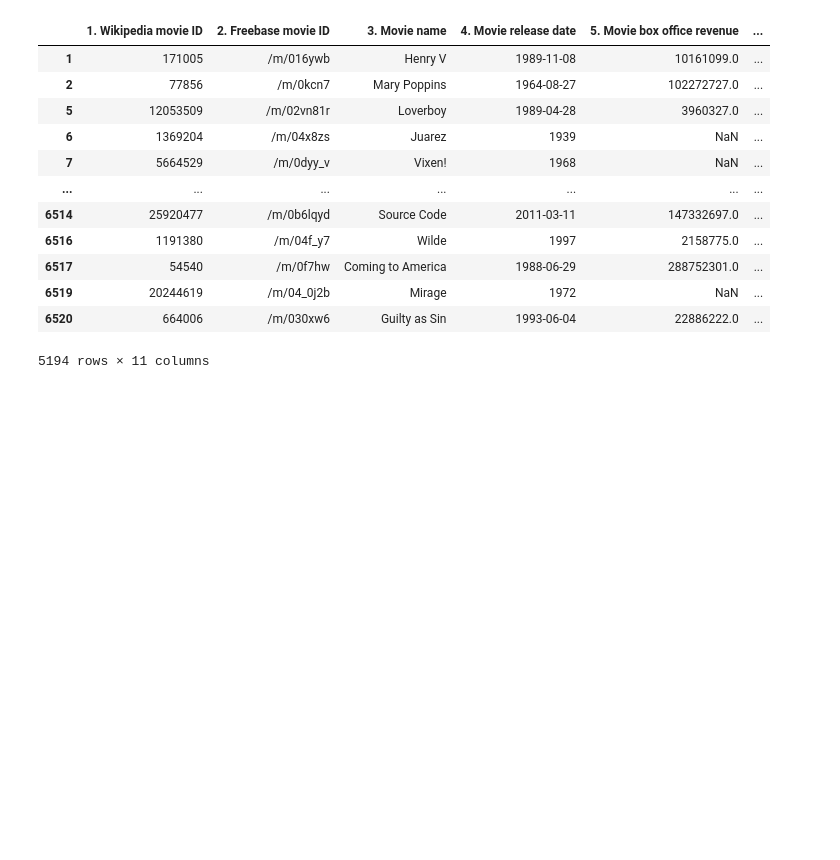
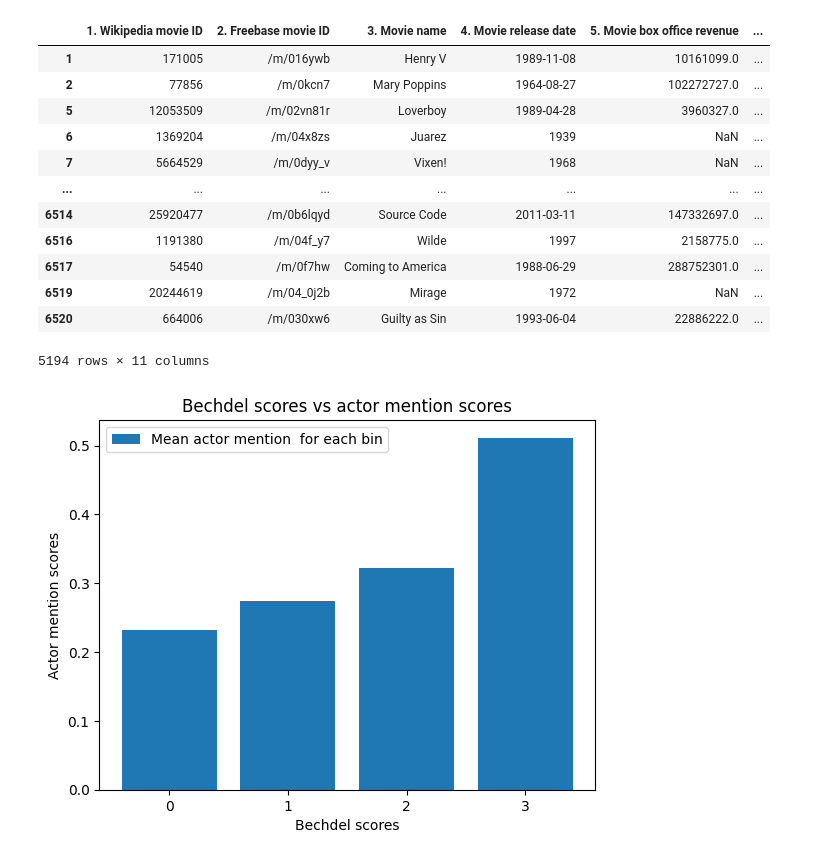
Before and after one commit to epfl-ada/ada-2023-project-pandamonium, a Jupyter notebook: summary_gender_score.ipynb, the cells around one changed output. Cells and saved outputs as stored; diff of their text form; code cells hidden in the pictures; blank space fills up the shorter version.

Commit message:
Initial analysis of bechdel vs actor mention

```diff
--- a/summary_gender_score.ipynb
+++ b/summary_gender_score.ipynb
@@ -144,7 +145,8 @@ for a in tqdm(range(movie_metadata_bechdel.shape[0]-1)):#movie_metadata_bechdel.
 #print(time.time() - beginning)
 # %%
 display(movie_metadata_bechdel)
-movie_metadata_bechdel.to_csv("movie_metadata_bechdel.csv")
+movie_metadata_bechdel.to_csv("movie_metadata_bechdel.csv", index=False)
+movie_metadata_bechdel=pd.read_csv("movie_metadata_bechdel.csv")
 # %% [output]
 |  | 1. Wikipedia movie ID | 2. Freebase movie ID | 3. Movie name | 4. Movie release date | 5. Movie box office revenue | ... |
 | 1 | 171005 | /m/016ywb | Henry V | 1989-11-08 | 10161099.0 | ... |
@@ -159,3 +161,16 @@ movie_metadata_bechdel.to_csv("movie_metadata_bechdel.csv")
 | 6519 | 20244619 | /m/04_0j2b | Mirage | 1972 | NaN | ... |
 | 6520 | 664006 | /m/030xw6 | Guilty as Sin | 1993-06-04 | 22886222.0 | ... |
 5194 rows × 11 columns
+# %%
+movie_metadata_bechdel=movie_metadata_bechdel.dropna(subset=["bechdel_score", "actor_mention_score"])
+mention_group=movie_metadata_bechdel.groupby("bechdel_score")["actor_mention_score"].mean()
+
+x=mention_group.index
+plt.bar(x, mention_group.values, tick_label=x, label="Mean actor mention  for each bin")
+plt.xlabel("Bechdel scores")
+plt.ylabel("Actor mention scores")
+plt.title("Bechdel scores vs actor mention scores")
+plt.legend()
+plt.show()
+# %% [output]
+[figure, added]
```
Also changed, not shown: parts of 1 cell of this notebook.
